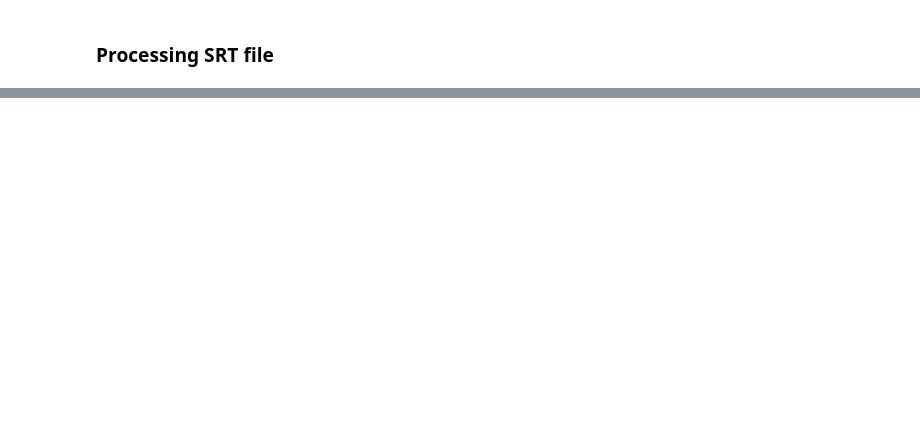
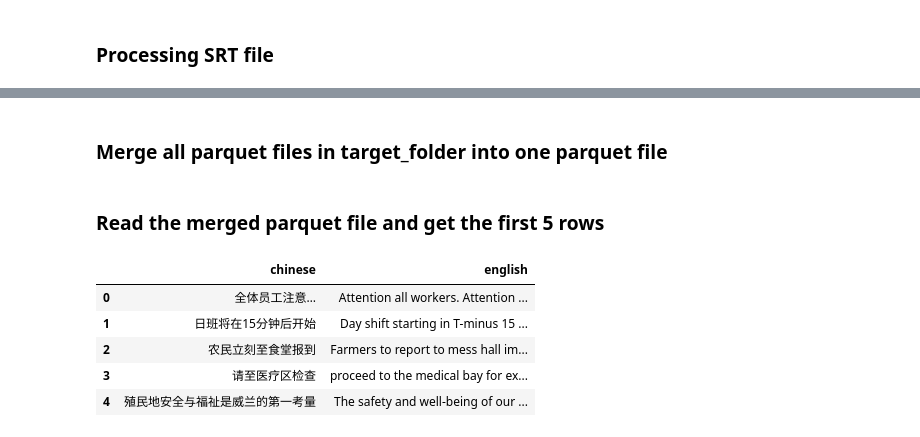
Before and after one commit to x-jesse/chinese-english-gemma-translation, a Jupyter notebook: movie_subtitle_processing.ipynb, the cells around one changed output, grey strips where cells are left out. Cells and saved outputs as stored; diff of their text form; code cells hidden in the pictures; blank space fills up the shorter version.

Commit message:
Upload data set and update srt processing script

```diff
--- a/movie_subtitle_processing.ipynb
+++ b/movie_subtitle_processing.ipynb
@@ -71,5 +143,7 @@ for file in os.listdir(srt_folder):
+# %% [markdown]
+### Merge all parquet files in target_folder into one parquet file
 # %%
-# merge all parquet files in target_folder into one parquet file
+
 
 dfs = []
 for file in os.listdir(target_folder):
@@ -77,3 +151,21 @@ for file in os.listdir(target_folder):
         file_path = os.path.join(target_folder, file)
         df = pd.read_parquet(file_path)
         dfs.append(df)
+
+merged_df = pd.concat(dfs, ignore_index=True)
+merged_file = os.path.join('merged_dataSet.parquet')
+merged_df.to_parquet(merged_file, index=False)
+# %% [markdown]
+### Read the merged parquet file and get the first 5 rows
+# %%
+### read the merged parquet file and get the first 5 rows
+df = pd.read_parquet(merged_file)
+
+df.head()
+# %% [output]
+|  | chinese | english |
+| 0 | 全体员工注意… | Attention all workers. Attention ... |
+| 1 | 日班将在15分钟后开始 | Day shift starting in T-minus 15 ... |
+| 2 | 农民立刻至食堂报到 | Farmers to report to mess hall im... |
+| 3 | 请至医疗区检查 | proceed to the medical bay for ex... |
+| 4 | 殖民地安全与福祉是威兰的第一考量 | The safety and well-being of our ... |
```
Also changed, not shown: parts of 2 cells of this notebook, 41 other files.
